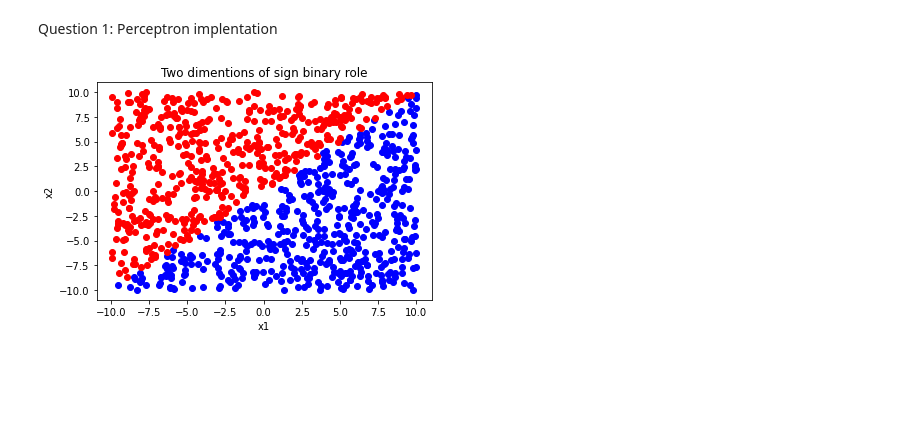
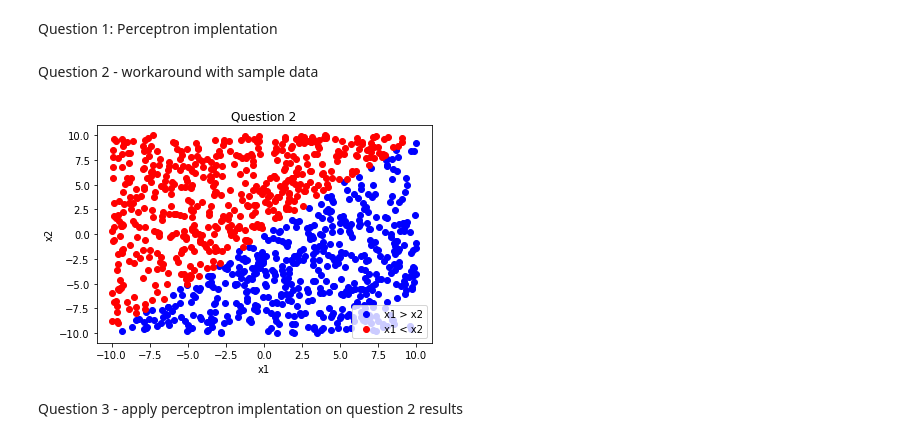
Before and after one commit to nadavWeisler/ComputationAndCognition, a Jupyter notebook: ex1/main.ipynb, the cells around one changed output. Cells and saved outputs as stored; diff of their text form; code cells hidden in the pictures; blank space fills up the shorter version.

```diff
--- a/ex1/main.ipynb
+++ b/ex1/main.ipynb
@@ -23,3 +33,5 @@ def points_sign(point):
+# %% [markdown]
+Question 2 - workaround with sample data
 # %%
 def get_sample_data(n, P):
     points = np.random.uniform(low=-10, high=10, size=(n, P))
@@ -32,14 +44,16 @@ blues = data[:, data[2, :] == 1]
 reds = data[:, data[2, :] == 0]
 # %%
 fig, ax = plt.subplots()
-ax.scatter(blues[0,:],blues[1,:], c='blue', label = 'x1 > x2')
-ax.scatter(reds[0,:],reds[1,:], c='red', label = 'x1 <= x2')
-ax.title.set_text("Two dimentions of sign binary role")
+ax.scatter(blues[0, :], blues[1, :], c='blue', label='x1 > x2')
+ax.scatter(reds[0, :], reds[1, :], c='red', label='x1 < x2')
+ax.title.set_text("Question 2")
 ax.set_xlabel("x1")
 ax.set_ylabel("x2")
-# plt.legend()
+plt.legend()
 plt.show()
 # %% [output]
-[figure, old version]
+[figure, new version]
+# %% [markdown]
+Question 3 - apply perceptron implentation on question 2 results
 # %%
 weights = perceptron(points_matrix, tags, weight_init=1)
```
Also changed, not shown: parts of 13 cells of this notebook, 2 other files.
